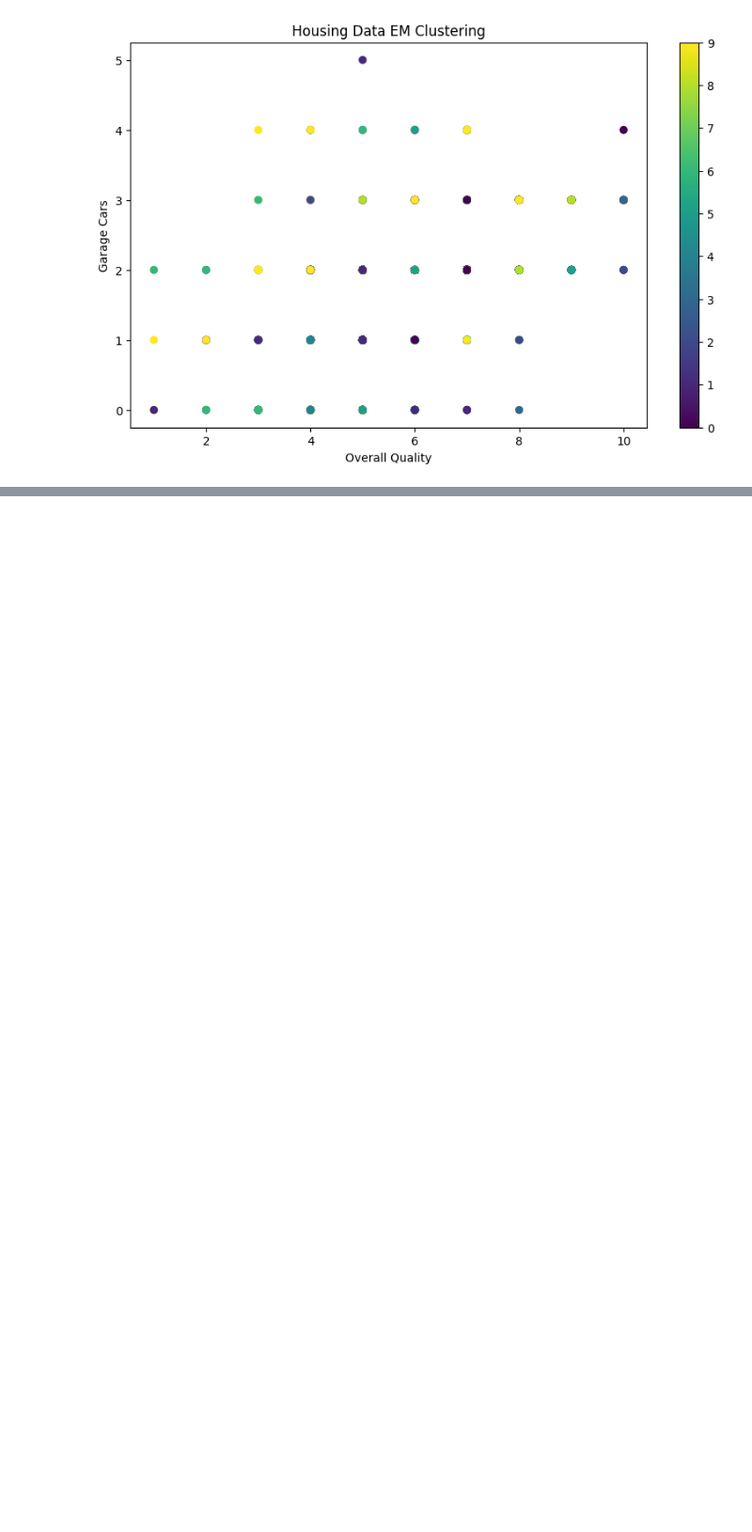
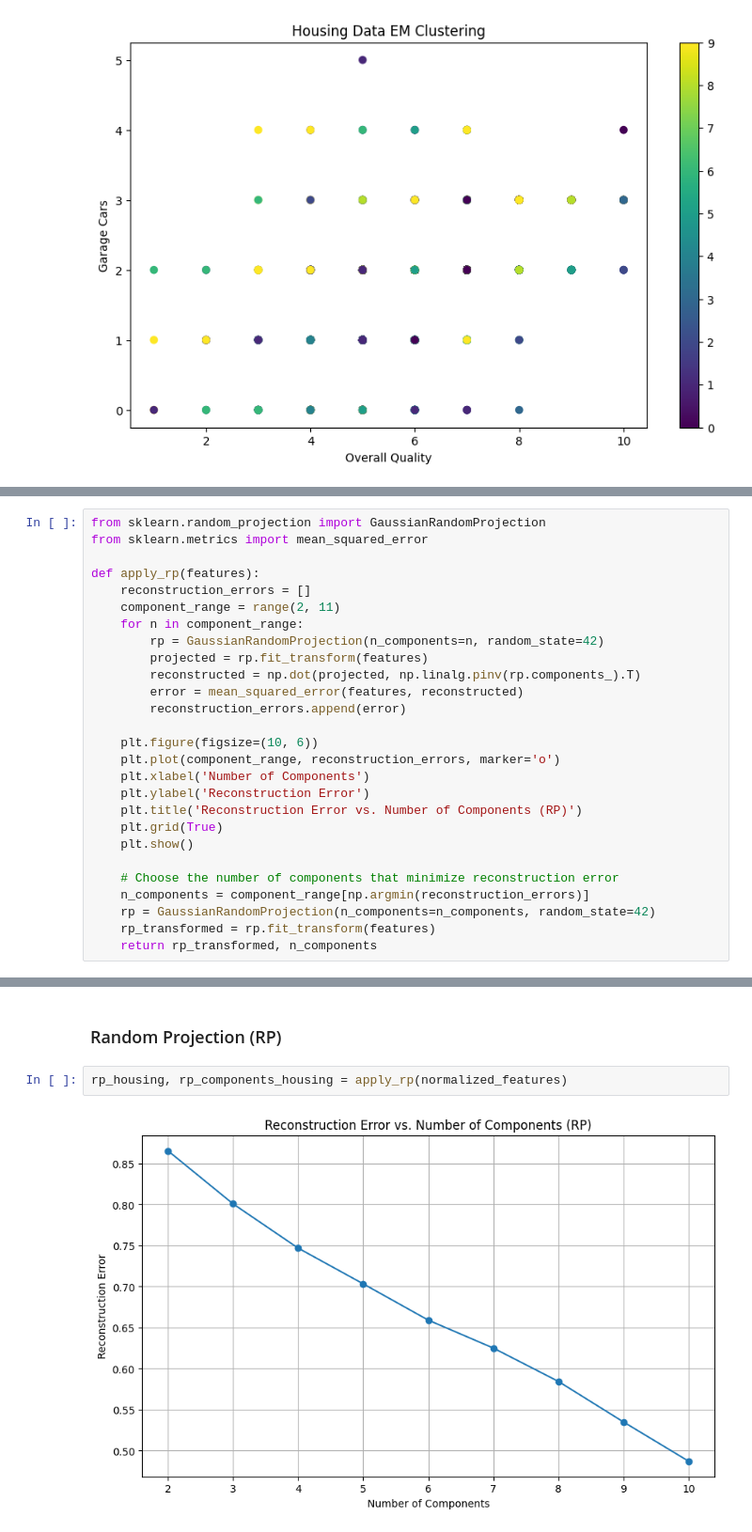
Before and after one commit to adi-tomar/Housing_Weather_UL_Dim_Reduction, a Jupyter notebook: algorithms/UL_housing.ipynb, the cells around one changed output, grey strips where cells are left out. Shown at 94% size. Drawn from its saved outputs; the diff is of its cells as text; blank space fills up the shorter version.

```diff
--- a/algorithms/UL_housing.ipynb
+++ b/algorithms/UL_housing.ipynb
@@ -158,0 +213,27 @@ plt.show()
+# %%
+from sklearn.random_projection import GaussianRandomProjection
+from sklearn.metrics import mean_squared_error
+
+def apply_rp(features):
+    reconstruction_errors = []
+    component_range = range(2, 11)
+    for n in component_range:
+        rp = GaussianRandomProjection(n_components=n, random_state=42)
+        projected = rp.fit_transform(features)
+        reconstructed = np.dot(projected, np.linalg.pinv(rp.components_).T)
+        error = mean_squared_error(features, reconstructed)
+        reconstruction_errors.append(error)
+
+    plt.figure(figsize=(10, 6))
+    plt.plot(component_range, reconstruction_errors, marker='o')
+    plt.xlabel('Number of Components')
+    plt.ylabel('Reconstruction Error')
+    plt.title('Reconstruction Error vs. Number of Components (RP)')
+    plt.grid(True)
+    plt.show()
+
+    # Choose the number of components that minimize reconstruction error
+    n_components = component_range[np.argmin(reconstruction_errors)]
+    rp = GaussianRandomProjection(n_components=n_components, random_state=42)
+    rp_transformed = rp.fit_transform(features)
+    return rp_transformed, n_components
@@ -158,0 +286,6 @@ plt.show()
+# %% [markdown]
+### Random Projection (RP)
+# %%
+rp_housing, rp_components_housing = apply_rp(normalized_features)
+# %% [output]
+[figure, added]
```
Also changed, not shown: parts of 28 cells of this notebook, 1 other file.
